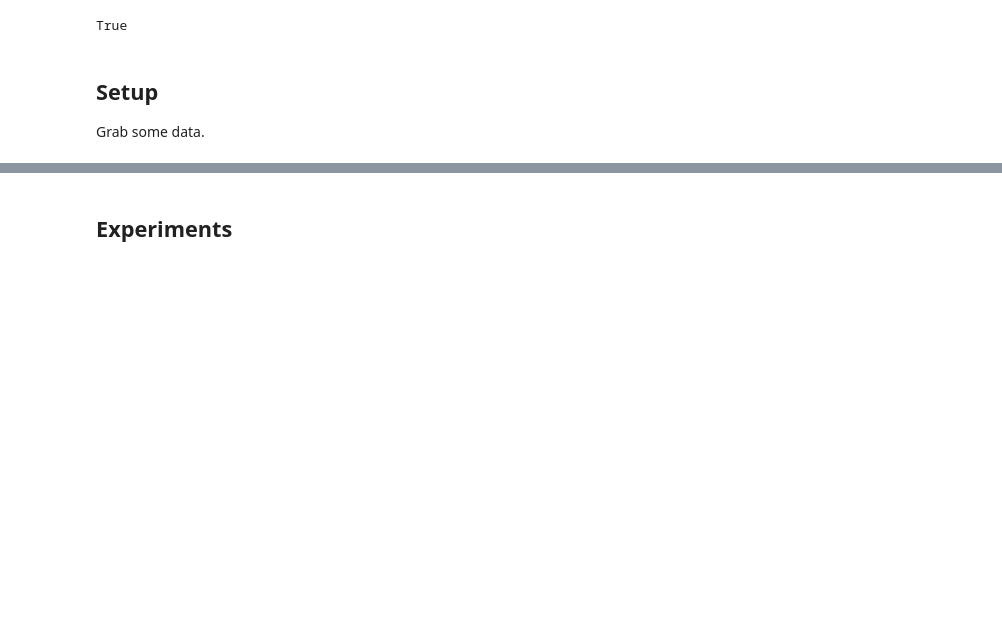
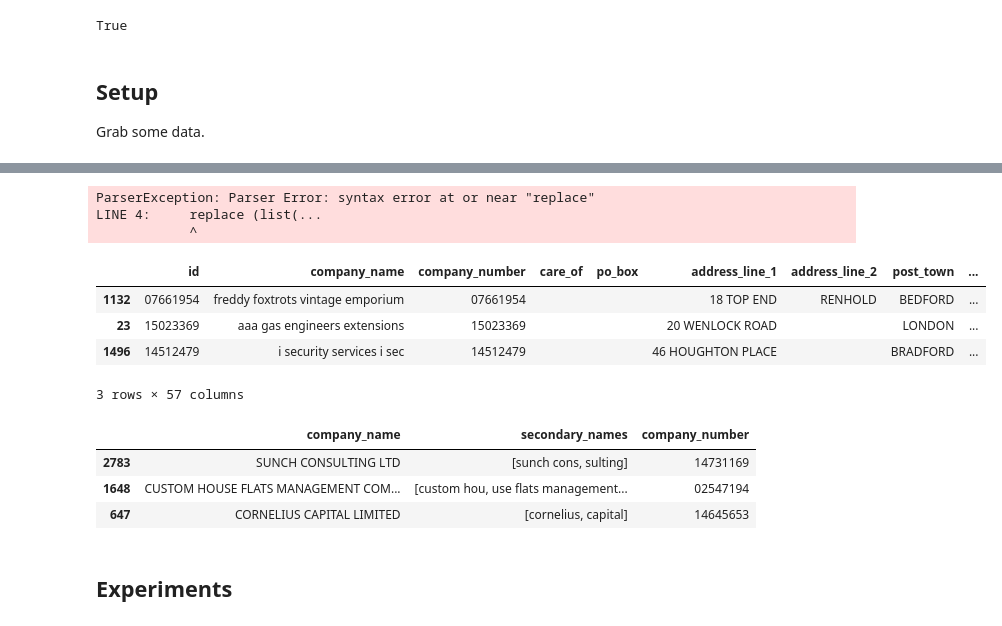
Before and after one commit to will-langdale/matchbox, a Jupyter notebook: notebooks/WL_cleaningfunction.ipynb, the cells around one changed output, grey strips where cells are left out. Cells and saved outputs as stored; diff of their text form; code cells hidden in the pictures; blank space fills up the shorter version.

```diff
--- a/notebooks/WL_cleaningfunction.ipynb
+++ b/notebooks/WL_cleaningfunction.ipynb
@@ -85,3 +187,45 @@ df = cl_x_exp.dim_raw.sample(int(1e4))
+# %%
+renest = duckdb.sql(f"""
+select
+    *
+    replace (list(secondary_names) as secondary_names)
+from
+    unnest
+group by nest_id;
+""").df()
+renest.head(5)
+# %% [output]
+ParserException: Parser Error: syntax error at or near "replace"
+LINE 4:     replace (list(...
+            ^
+# %%
+from functools import partial
+
+remove_stopwords = partial(array_except, terms_to_remove=stopwords)
+
+clean_primary = duckdb_cleaning_factory(
+    [
+        clean_company_name,
+        remove_stopwords,
+        list_join_to_string,
+    ]
+)
+clean_secondary = unnest_renest(clean_primary)
+# %%
+clean_primary(df, "company_name").sample(3)
+# %% [output]
+|  | id | company_name | company_number | care_of | po_box | address_line_1 | address_line_2 | post_town | ... |
+| 1132 | 07661954 | freddy foxtrots vintage emporium | 07661954 |  |  | 18 TOP END | RENHOLD | BEDFORD | ... |
+| 23 | 15023369 | aaa gas engineers extensions | 15023369 |  |  | 20 WENLOCK ROAD |  | LONDON | ... |
+| 1496 | 14512479 | i security services i sec | 14512479 |  |  | 46 HOUGHTON PLACE |  | BRADFORD | ... |
+3 rows × 57 columns
+# %%
+clean_secondary(df2, "secondary_names").sample(3)
+# %% [output]
+|  | company_name | secondary_names | company_number |
+| 2783 | SUNCH CONSULTING LTD | [sunch cons, sulting] | 14731169 |
+| 1648 | CUSTOM HOUSE FLATS MANAGEMENT COM... | [custom hou, use flats management... | 02547194 |
+| 647 | CORNELIUS CAPITAL LIMITED | [cornelius, capital] | 14645653 |
 # %% [markdown]
 ## Experiments
 # %% [markdown]
```
Also changed, not shown: parts of 13 cells of this notebook, 38 other files.
